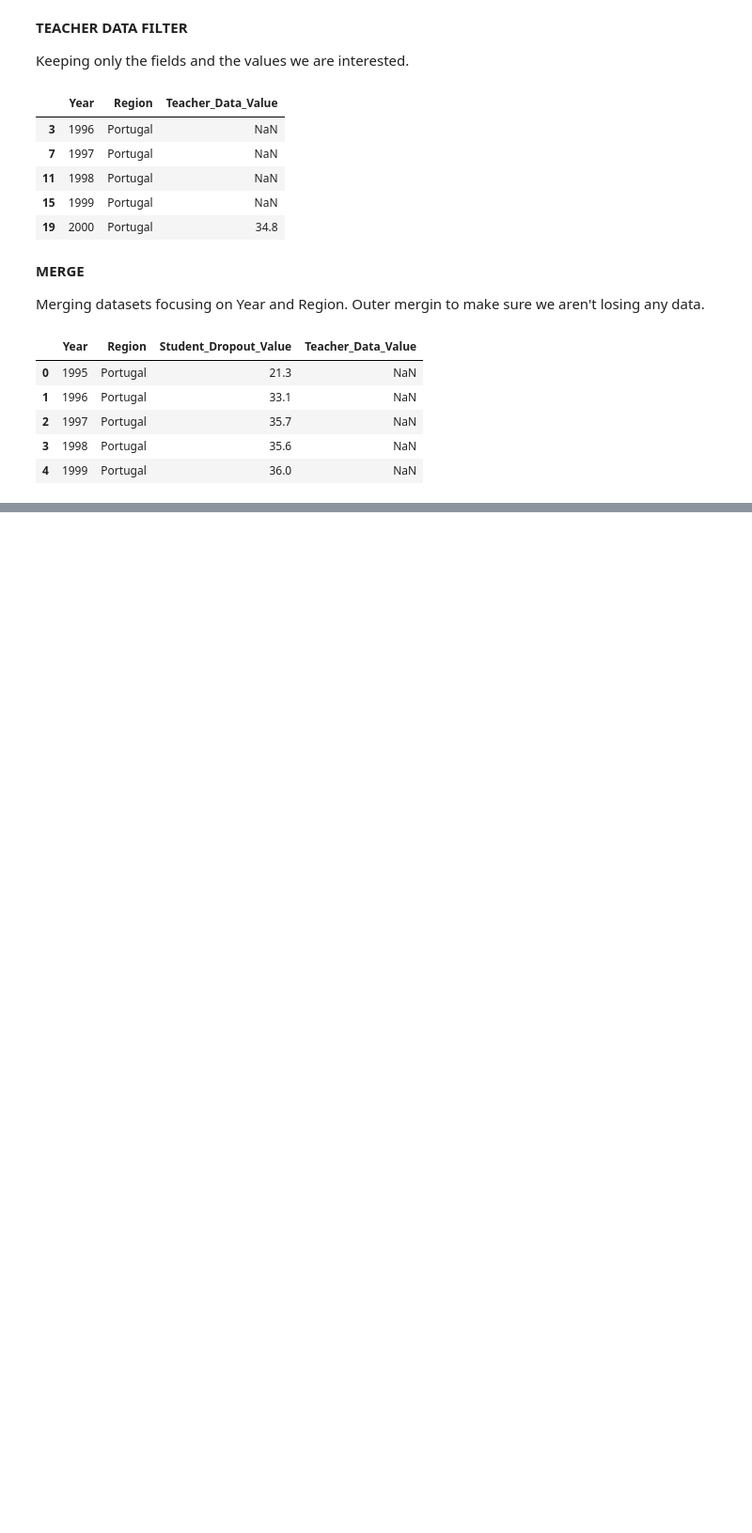
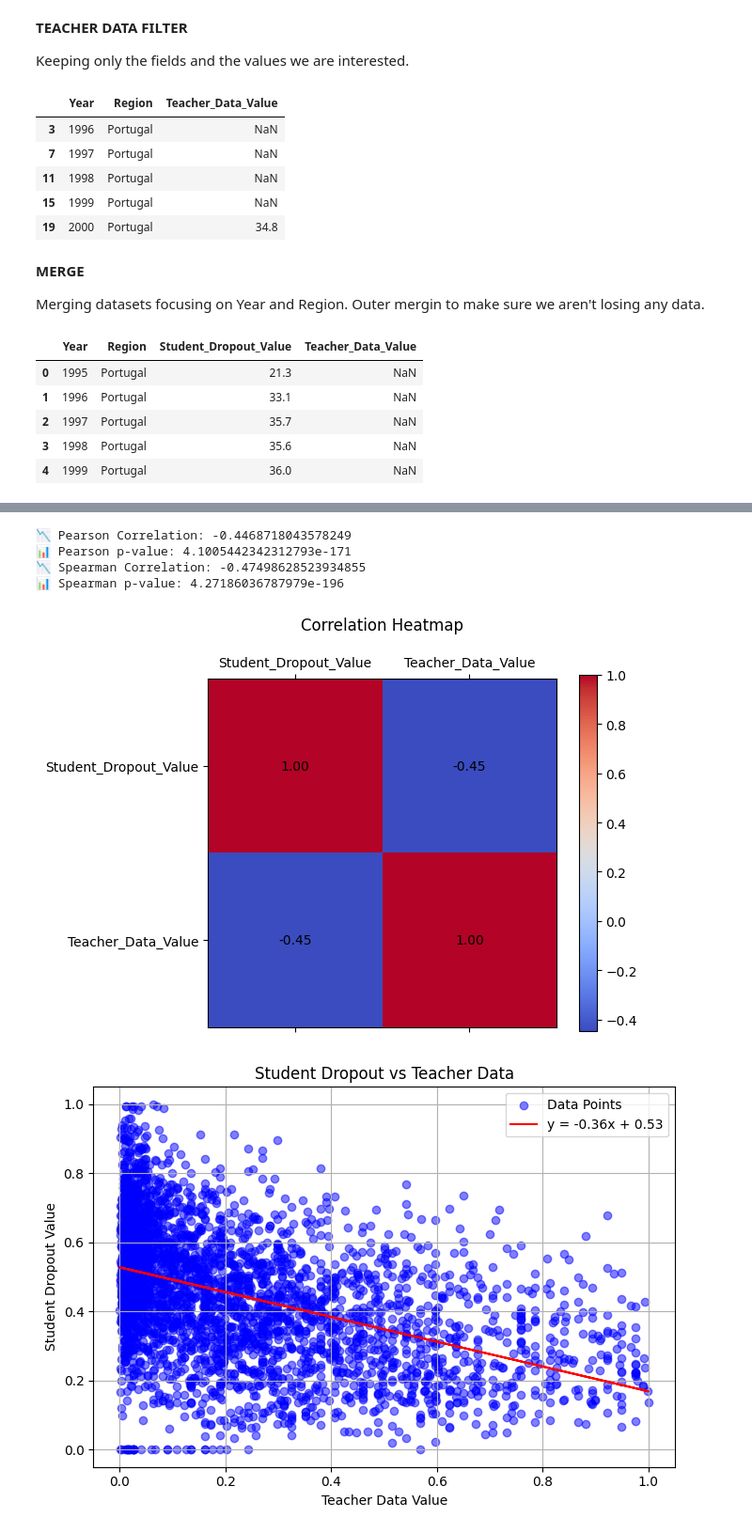
Before and after one commit to MrAliBulut/AI_TRABALHO, a Jupyter notebook: inspection.ipynb, the cells around one changed output, grey strips where cells are left out. Shown: that part at 94% size. Drawn from its saved outputs; the diff is of its cells as text; code cells hidden in the pictures; blank space fills up the shorter version.

```diff
--- a/inspection.ipynb
+++ b/inspection.ipynb
@@ -105,0 +197,58 @@ merged.head()
+# %%
+df = pd.read_csv("normalized_dataset.csv")
+
+df = df.dropna(subset=['Student_Dropout_Value', 'Teacher_Data_Value'], how='all')
+
+df_clean = df.dropna(subset=['Student_Dropout_Value', 'Teacher_Data_Value'])
+
+pearson_corr, pearson_p = pearsonr(df_clean['Student_Dropout_Value'], df_clean['Teacher_Data_Value'])
+
+spearman_corr, spearman_p = spearmanr(df_clean['Student_Dropout_Value'], df_clean['Teacher_Data_Value'])
+
+print("📉 Pearson Correlation:", pearson_corr)
+print("📊 Pearson p-value:", pearson_p)
+print("📉 Spearman Correlation:", spearman_corr)
+print("📊 Spearman p-value:", spearman_p)
+
+correlation_matrix = df_clean[['Student_Dropout_Value', 'Teacher_Data_Value']].corr()
+
+fig, ax = plt.subplots()
+cax = ax.matshow(correlation_matrix, cmap='coolwarm')
+fig.colorbar(cax)
+
+ax.set_xticks(range(len(correlation_matrix.columns)))
+ax.set_yticks(range(len(correlation_matrix.columns)))
+ax.set_xticklabels(correlation_matrix.columns)
+ax.set_yticklabels(correlation_matrix.columns)
+
+for i in range(len(correlation_matrix.columns)):
+    for j in range(len(correlation_matrix.columns)):
+        ax.text(j, i, f"{correlation_matrix.iloc[i, j]:.2f}", va='center', ha='center')
+
+plt.title("Correlation Heatmap", pad=20)
+plt.tight_layout()
+plt.show()
+
+x = df_clean['Teacher_Data_Value']
+y = df_clean['Student_Dropout_Value']
+
+slope, intercept = pearsonr(x, y)
+m, b = np.polyfit(x, y, 1)
+
+plt.figure(figsize=(7, 5))
+plt.scatter(x, y, alpha=0.5, label="Data Points", color='blue')
+plt.plot(x, m*x + b, color='red', label=f"y = {m:.2f}x + {b:.2f}")
+plt.xlabel("Teacher Data Value")
+plt.ylabel("Student Dropout Value")
+plt.title("Student Dropout vs Teacher Data")
+plt.legend()
+plt.grid(True)
+plt.tight_layout()
+plt.show()
+# %% [output]
+📉 Pearson Correlation: -0.4468718043578249
+📊 Pearson p-value: 4.1005442342312793e-171
+📉 Spearman Correlation: -0.47498628523934855
+📊 Spearman p-value: 4.27186036787979e-196
+[figure, added]
+[figure, added]
```
Also changed, not shown: parts of 10 cells of this notebook, 2 other files.
